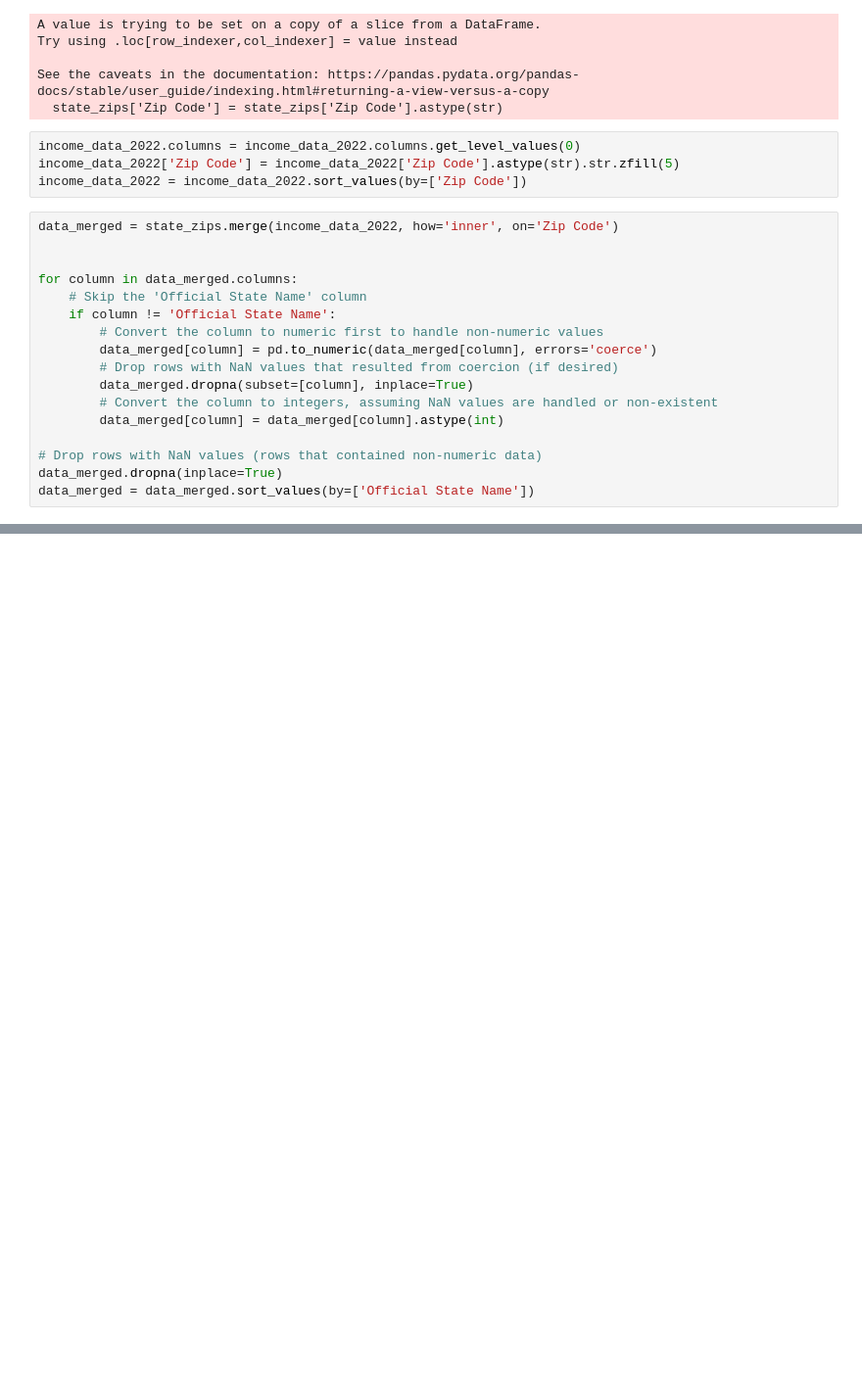
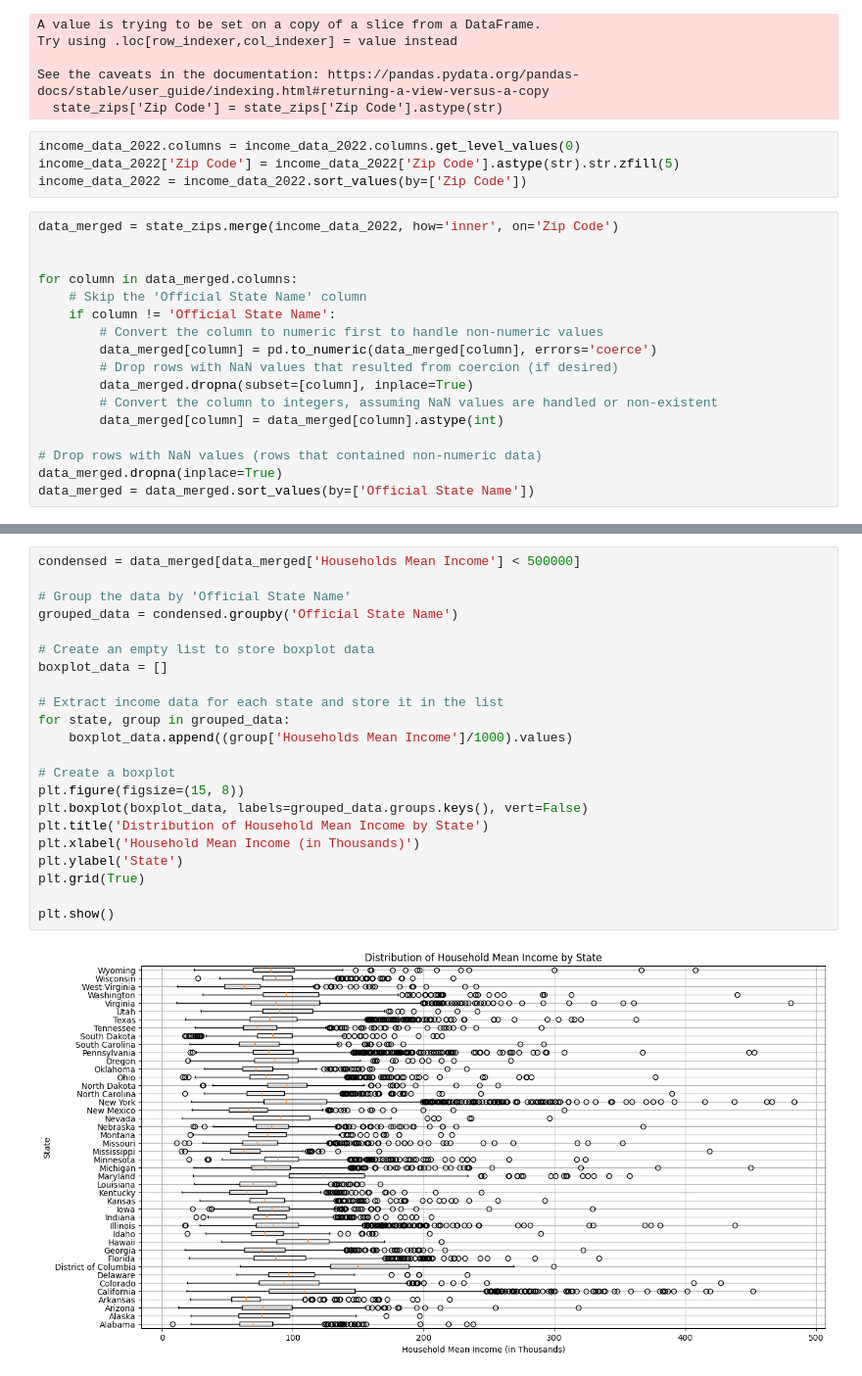
Before and after one commit to anuvrat-umich/siads_milestone1, a Jupyter notebook: data_visualization.ipynb, the cells around one changed output, grey strips where cells are left out. Shown at 98% size. Drawn from its saved outputs; the diff is of its cells as text; blank space fills up the shorter version.

```diff
--- a/data_visualization.ipynb
+++ b/data_visualization.ipynb
@@ -113 +136,25 @@ data_merged = data_merged.sort_values(by=['Official State Name'])
+# %%
+condensed = data_merged[data_merged['Households Mean Income'] < 500000]
+
+# Group the data by 'Official State Name'
+grouped_data = condensed.groupby('Official State Name')
+
+# Create an empty list to store boxplot data
+boxplot_data = []
+
+# Extract income data for each state and store it in the list
+for state, group in grouped_data:
+    boxplot_data.append((group['Households Mean Income']/1000).values)
+
+# Create a boxplot
+plt.figure(figsize=(15, 8))
+plt.boxplot(boxplot_data, labels=grouped_data.groups.keys(), vert=False)
+plt.title('Distribution of Household Mean Income by State')
+plt.xlabel('Household Mean Income (in Thousands)')
+plt.ylabel('State')
+plt.grid(True)
+
+plt.show()
+# %% [output]
+[figure, added]
 # %% [markdown]
```
Also changed, not shown: parts of 23 cells of this notebook.
